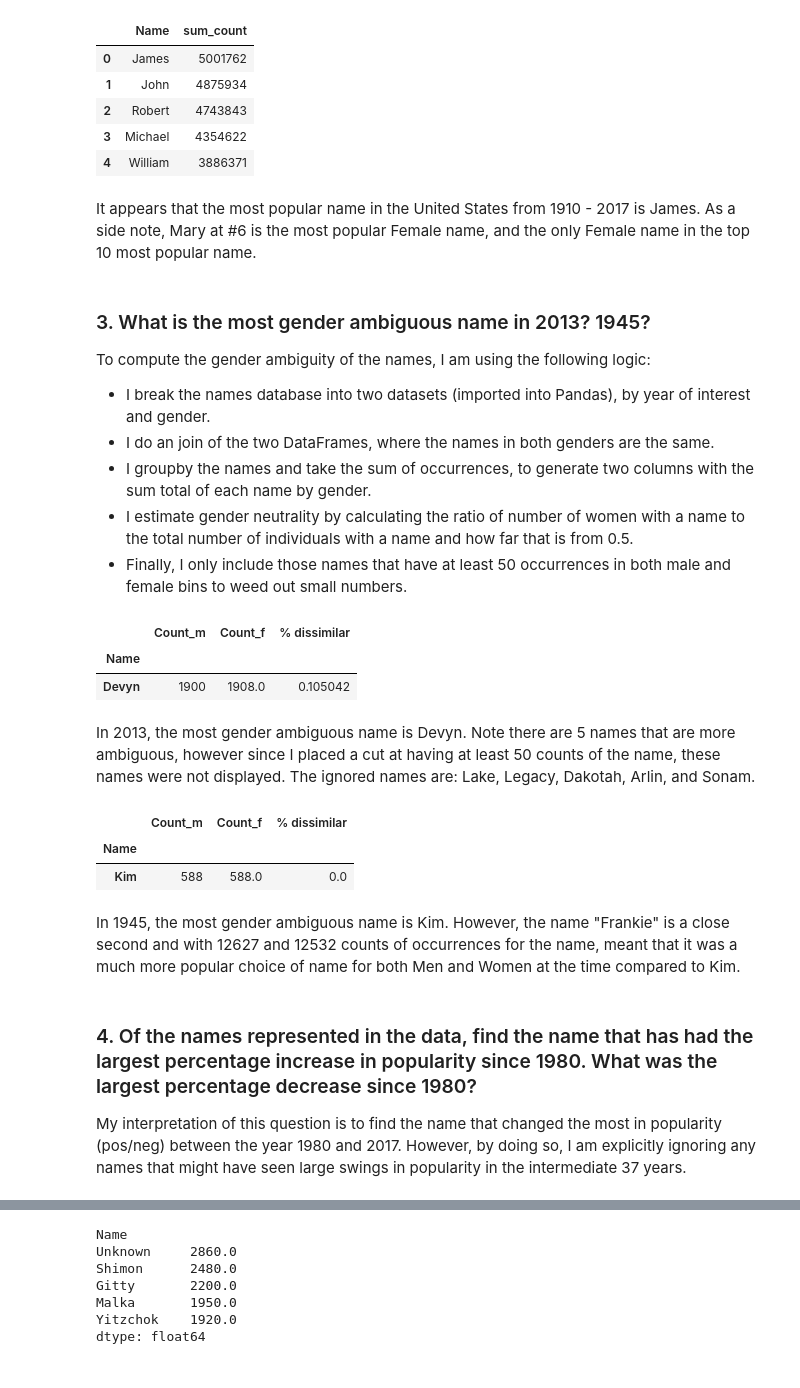
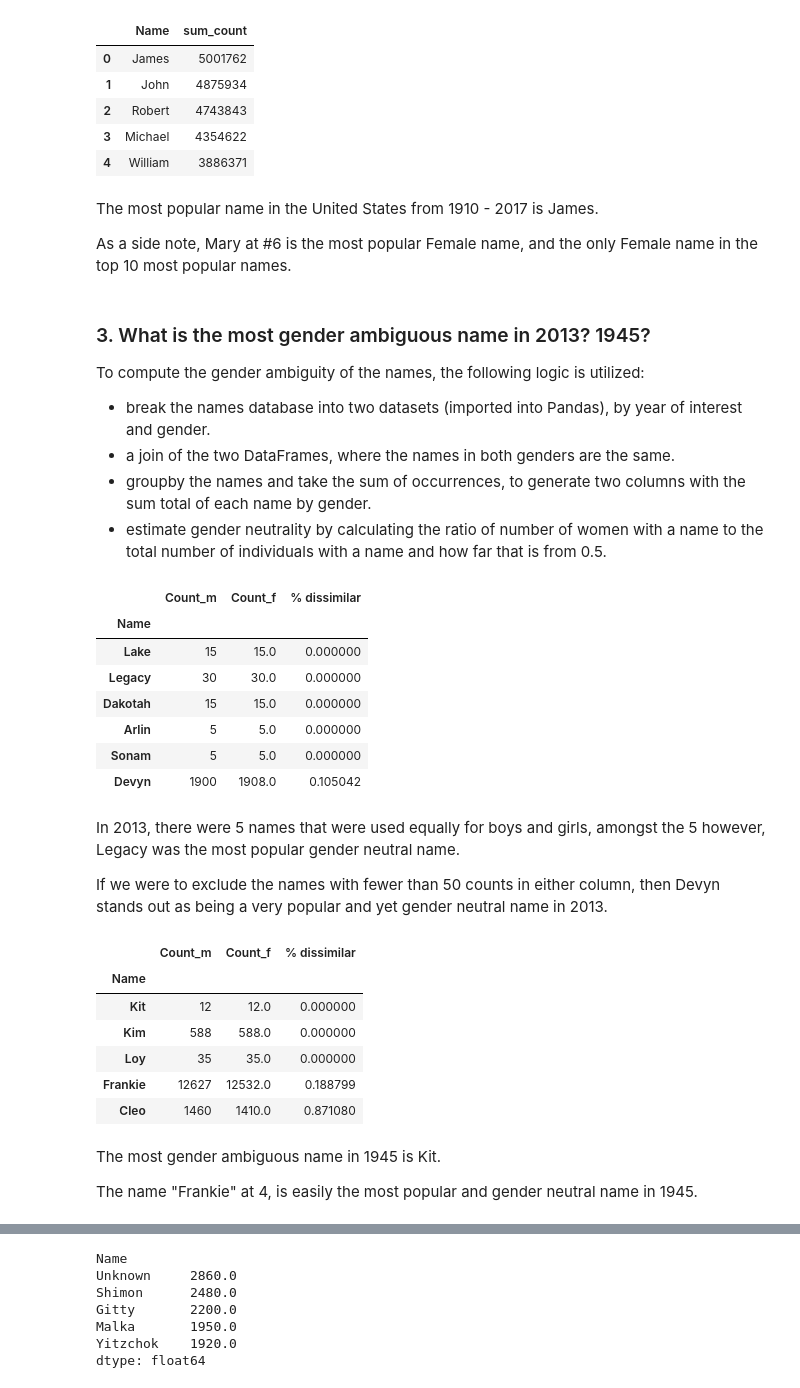
Before and after one commit to abhijithrajan/babynames, a Jupyter notebook: AnalyzingBabyNames.ipynb, the cells around one changed output, grey strips where cells are left out. Drawn from its saved outputs; the diff is of its cells as text; code cells hidden in the pictures.

```diff
--- a/AnalyzingBabyNames.ipynb
+++ b/AnalyzingBabyNames.ipynb
@@ -79,18 +80,19 @@ df.head()
 | 3 | Michael | 4354622 |
 | 4 | William | 3886371 |
 # %% [markdown]
-It appears that the most popular name in the United States from 1910 - 2017 is James. As a side note, Mary at #6 is the most popular Female name, and the only Female name in the top 10 most popular name.
+The most popular name in the United States from 1910 - 2017 is James.
+
+As a side note, Mary at #6 is the most popular Female name, and the only Female name in the top 10 most popular names.
 # %%
 del df
 # %% [markdown]
 ### 3. What is the most gender ambiguous name in 2013? 1945?
 
-To compute the gender ambiguity of the names, I am using the following logic:
-- I break the names database into two datasets (imported into Pandas), by year of interest and gender.
-- I do an join of the two DataFrames, where the names in both genders are the same.
-- I groupby the names and take the sum of occurrences, to generate two columns with the sum total of each name by gender.
-- I estimate gender neutrality by calculating the ratio of number of women with a name to the total number of individuals with a name and how far that is from 0.5.
-- Finally, I only include those names that have at least 50 occurrences in both male and female bins to weed out small numbers.
+To compute the gender ambiguity of the names, the following logic is utilized:
+- break the names database into two datasets (imported into Pandas), by year of interest and gender.
+- a join of the two DataFrames, where the names in both genders are the same.
+- groupby the names and take the sum of occurrences, to generate two columns with the sum total of each name by gender.
+- estimate gender neutrality by calculating the ratio of number of women with a name to the total number of individuals with a name and how far that is from 0.5.
 # %%
 # Computing the most gender neutral name in 2013 -
 df_m = pd.read_sql_query("SELECT Name, Count FROM data WHERE Year=? AND Gender=?", con=connex, params=(2013,'M'))
@@ -98,13 +100,20 @@ df_f = pd.read_sql_query("SELECT Name, Count FROM data WHERE Year=? AND Gender=?
 # %%
 df_mf = df_m.set_index("Name").join(df_f.set_index("Name"), lsuffix='_m', rsuffix='_f').groupby("Name").sum()
 df_mf["% dissimilar"] = abs(50 - 100*(df_mf["Count_f"]/(df_mf["Count_m"]+df_mf["Count_f"])))
-df_mf[(df_mf["Count_m"] > 50) & (df_mf["Count_f"] > 50)].sort_values(by='% dissimilar').head(1)
+df_mf.sort_values(by='% dissimilar').head(6)
 # %% [output]
 |  | Count_m | Count_f | % dissimilar |
 | Name |  |  |  |
+| Lake | 15 | 15.0 | 0.000000 |
+| Legacy | 30 | 30.0 | 0.000000 |
+| Dakotah | 15 | 15.0 | 0.000000 |
+| Arlin | 5 | 5.0 | 0.000000 |
+| Sonam | 5 | 5.0 | 0.000000 |
 | Devyn | 1900 | 1908.0 | 0.105042 |
-# %% [markdown]
-In 2013, the most gender ambiguous name is Devyn. Note there are 5 names that are more ambiguous, however since I placed a cut at having at least 50 counts of the name, these names were not displayed. The ignored names are: Lake, Legacy, Dakotah, Arlin, and Sonam.
+# %% [markdown]
+In 2013, there were 5 names that were used equally for boys and girls, amongst the 5 however, Legacy was the most popular gender neutral name.
+
+If we were to exclude the names with fewer than 50 counts in either column, then Devyn stands out as being a very popular and yet gender neutral name in 2013.
 # %%
 # Computing the most gender neutral name in 1945 -
 df_m = pd.read_sql_query("SELECT Name, Count FROM data WHERE Year=? AND Gender=?", con=connex, params=(1945,'M'))
@@ -112,16 +121,18 @@ df_f = pd.read_sql_query("SELECT Name, Count FROM data WHERE Year=? AND Gender=?
 # %%
 df_mf = df_m.set_index("Name").join(df_f.set_index("Name"), lsuffix='_m', rsuffix='_f').groupby("Name").sum()
 df_mf["% dissimilar"] = abs(50 - 100*(df_mf["Count_f"]/(df_mf["Count_m"]+df_mf["Count_f"])))
-df_mf[(df_mf["Count_m"] > 50) & (df_mf["Count_f"] > 50)].sort_values(by='% dissimilar').head(1)
+df_mf.sort_values(by='% dissimilar').head(5)
 # %% [output]
 |  | Count_m | Count_f | % dissimilar |
 | Name |  |  |  |
-| Kim | 588 | 588.0 | 0.0 |
+| Kit | 12 | 12.0 | 0.000000 |
+| Kim | 588 | 588.0 | 0.000000 |
+| Loy | 35 | 35.0 | 0.000000 |
+| Frankie | 12627 | 12532.0 | 0.188799 |
+| Cleo | 1460 | 1410.0 | 0.871080 |
-# %% [markdown]
-In 1945, the most gender ambiguous name is Kim. However, the name "Frankie" is a close second and with 12627 and 12532 counts of occurrences for the name, meant that it was a much more popular choice of name for both Men and Women at the time compared to Kim.
+# %% [markdown]
+The most gender ambiguous name in 1945 is Kit.
+
+The name "Frankie" at 4, is easily the most popular and gender neutral name in 1945.
 # %%
 del df_m, df_f, df_mf
-# %% [markdown]
-### 4. Of the names represented in the data, find the name that has had the largest percentage increase in popularity since 1980. What was the largest percentage decrease since 1980?
-
-My interpretation of this question is to find the name that changed the most in popularity (pos/neg) between the year 1980 and 2017. However, by doing so, I am explicitly ignoring any names that might have seen large swings in popularity in the intermediate 37 years.
```
Also changed, not shown: parts of 35 cells of this notebook.
